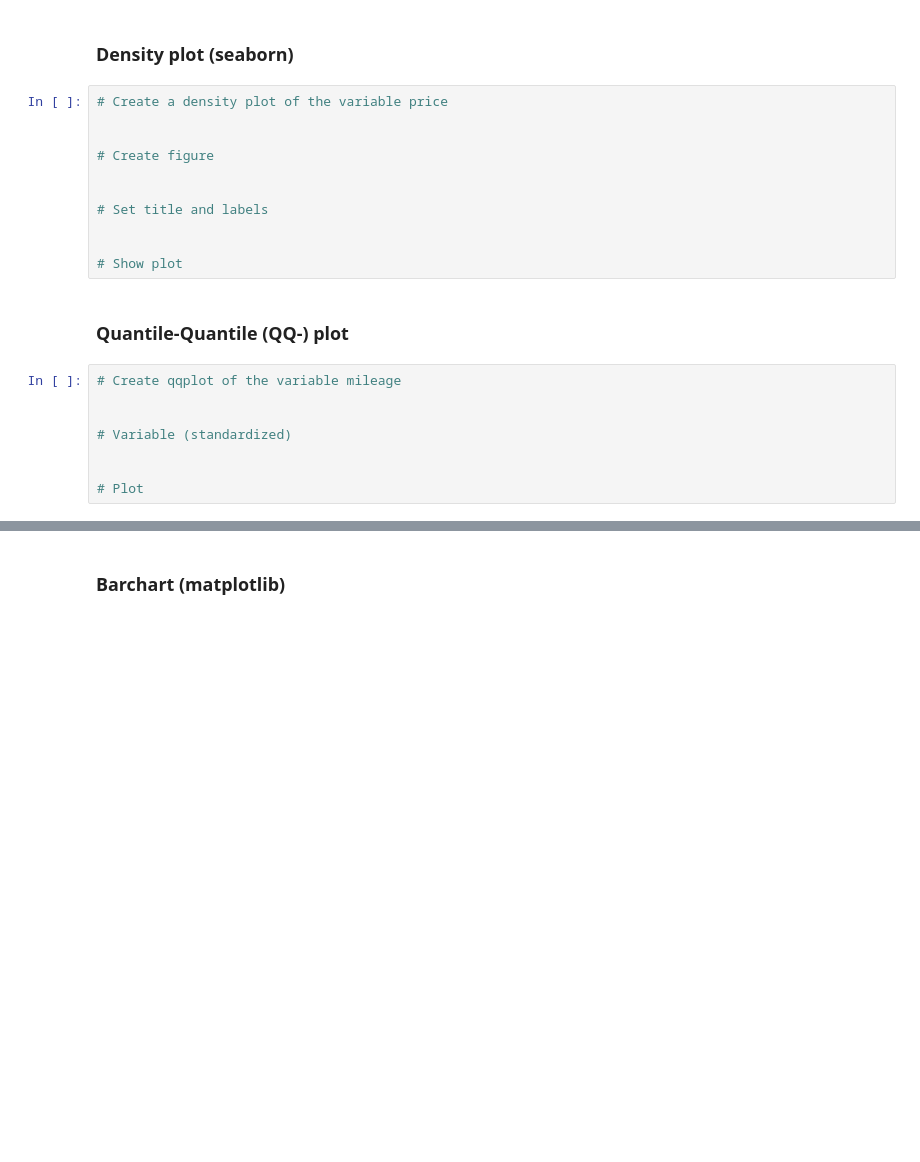
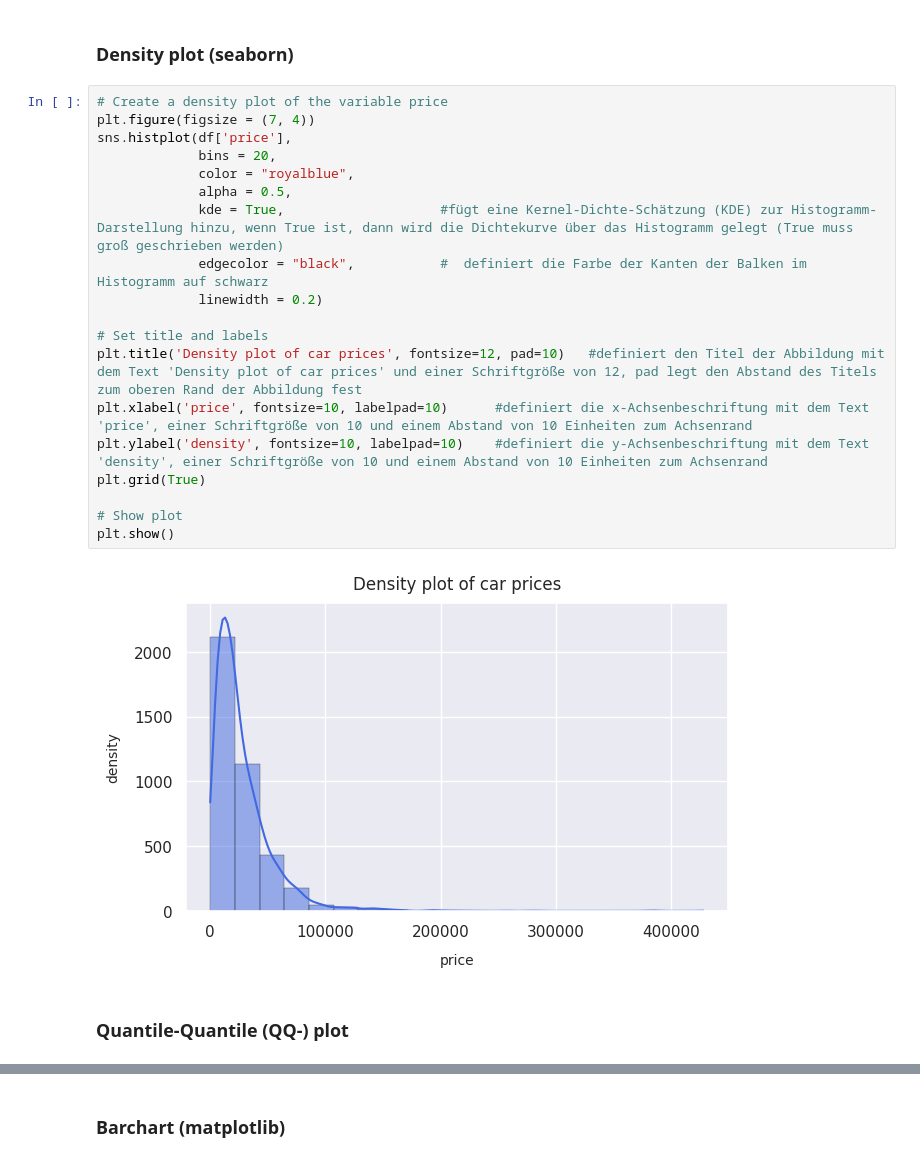
Before and after one commit to migifor-forstmi4/python_exploratory_data_analysis, a Jupyter notebook: exploratory_data_analysis_car_data.ipynb, the cells around one changed output, grey strips where cells are left out. Cells and saved outputs as stored; diff of their text form; blank space fills up the shorter version.

```diff
--- a/exploratory_data_analysis_car_data.ipynb
+++ b/exploratory_data_analysis_car_data.ipynb
@@ -384,24 +384,26 @@ plt.show()
 [figure]
 # %% [markdown]
 ### Density plot  (seaborn)
-# %%
-# Create a density plot of the variable price
-
-
-# Create figure
-
-
-# Set title and labels
-
-
-# Show plot
+# %%
+# Create a density plot of the variable price
+plt.figure(figsize = (7, 4))
+sns.histplot(df['price'],
+             bins = 20,
+             color = "royalblue",
+             alpha = 0.5,
+             kde = True,                    #fügt eine Kernel-Dichte-Schätzung (KDE) zur Histogramm-Darstellung hinzu, wenn True ist, dann wird die Dichtekurve über das Histogramm gelegt (True muss groß geschrieben werden)
+             edgecolor = "black",           #  definiert die Farbe der Kanten der Balken im Histogramm auf schwarz
+             linewidth = 0.2)
+
+# Set title and labels
+plt.title('Density plot of car prices', fontsize=12, pad=10)   #definiert den Titel der Abbildung mit dem Text 'Density plot of car prices' und einer Schriftgröße von 12, pad legt den Abstand des Titels zum oberen Rand der Abbildung fest
+plt.xlabel('price', fontsize=10, labelpad=10)      #definiert die x-Achsenbeschriftung mit dem Text 'price', einer Schriftgröße von 10 und einem Abstand von 10 Einheiten zum Achsenrand
+plt.ylabel('density', fontsize=10, labelpad=10)    #definiert die y-Achsenbeschriftung mit dem Text 'density', einer Schriftgröße von 10 und einem Abstand von 10 Einheiten zum Achsenrand
+plt.grid(True)
+
+# Show plot
+plt.show()
+# %% [output]
+[figure, added]
 # %% [markdown]
 ### Quantile-Quantile (QQ-) plot
-# %%
-# Create qqplot of the variable mileage
-
-
-# Variable (standardized)
-
-
-# Plot
```
Also changed, not shown: parts of 1 cell of this notebook.
